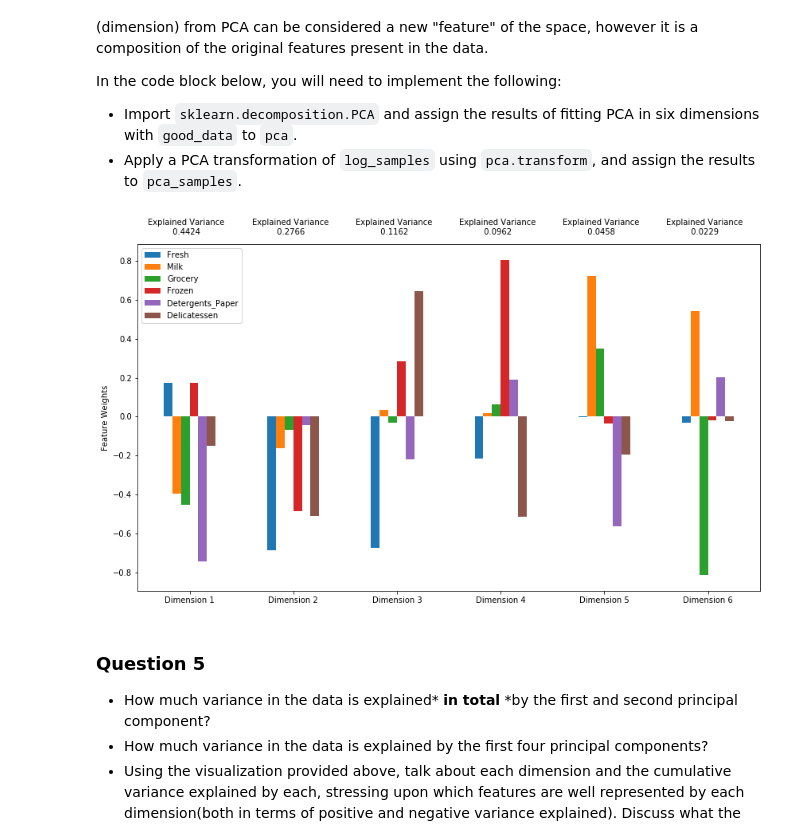
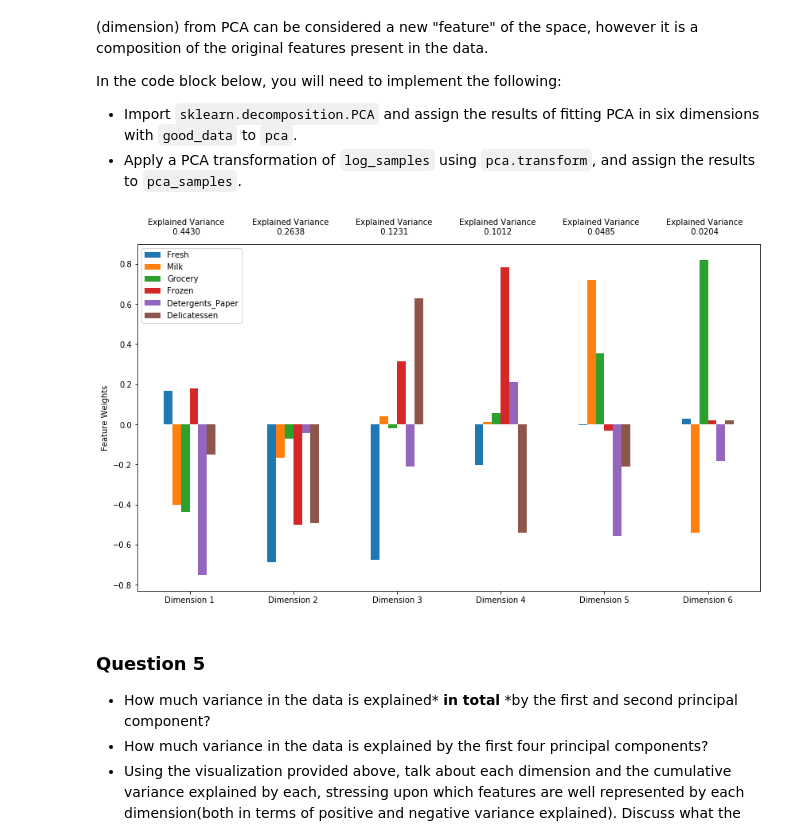
Before and after one commit to wang-zhe/Udacity-Review-Statistics, a Jupyter notebook: customer_segments.ipynb, the cells around one changed output. Cells and saved outputs as stored; diff of their text form; code cells hidden in the pictures.

```diff
--- a/customer_segments.ipynb
+++ b/customer_segments.ipynb
@@ -61,12 +60,14 @@ display(data.describe())
 To get a better understanding of the customers and how their data will transform through the analysis, it would be best to select a few sample data points and explore them in more detail. In the code block below, add **three** indices of your choice to the `indices` list which will represent the customers to track. It is suggested to try different sets of samples until you obtain customers that vary significantly from one another.
 # %%
 # TODO: Select three indices of your choice you wish to sample from the dataset
-indices = [1, 3, 10]
+indices = [5,10,75]
 
 # Create a DataFrame of the chosen samples
 samples = pd.DataFrame(data.loc[indices], columns = data.keys()).reset_index(drop = True)
 print("Chosen samples of wholesale customers dataset:")
 display(samples)
+plt.axes().set_title("Heatmap vs 75% percentile")
+sns.heatmap((samples-data.quantile(q=0.75))/data.std(ddof=0), annot=True, cbar=False, square=True)
 # %% [output]
 Chosen samples of wholesale customers dataset:
 |  | Fresh | Milk | Grocery | Frozen | Detergents_Paper | Delicatessen |
@@ -175,10 +167,11 @@ In the code block below, you will need to implement the following:
  - Assign a copy of the sample data to `log_samples` after applying logarithmic scaling. Again, use `np.log`.
 # %%
 # TODO: Scale the data using the natural logarithm
-log_data = data.apply(np.log)
+log_data = np.log(data)
 
 # TODO: Scale the sample data using the natural logarithm
-log_samples = samples.apply(np.log)
+log_samples = np.log(samples)
+
 
 # Produce a scatter matrix for each pair of newly-transformed features
 pd.scatter_matrix(log_data, alpha = 0.3, figsize = (14,8), diagonal = 'kde');
@@ -210,24 +203,31 @@ In the code block below, you will need to implement the following:
 **NOTE:** If you choose to remove any outliers, ensure that the sample data does not contain any of these points!
 Once you have performed this implementation, the dataset will be stored in the variable `good_data`.
 # %%
+all_outliers = np.array([], dtype='int64')
+
 # For each feature find the data points with extreme high or low values
 for feature in log_data.keys():
 
     # TODO: Calculate Q1 (25th percentile of the data) for the given feature
-    Q1 = np.percentile(log_data[feature],25)
+    Q1 = np.percentile(log_data[feature], 25)
 
     # TODO: Calculate Q3 (75th percentile of the data) for the given feature
-    Q3 = np.percentile(log_data[feature],75)
+    Q3 = np.percentile(log_data[feature], 75)
 
     # TODO: Use the interquartile range to calculate an outlier step (1.5 times the interquartile range)
-    step = (Q3-Q1)*1.5
+    step = (Q3 - Q1) * 1.5
 
+    outlier_points = log_data[~((log_data[feature] >= Q1 - step) & (log_data[feature] <= Q3 + step))]
+    all_outliers = np.append(all_outliers, outlier_points.index.values.astype('int64'))
     # Display the outliers
-    print("Data points considered outliers for the feature '{}':".format(feature))
-    display(log_data[~((log_data[feature] >= Q1 - step) & (log_data[feature] <= Q3 + step))])
+   # print "Data points considered outliers for the feature '{}':".format(feature)
+    display(outlier_points)
 
-# OPTIONAL: Select the indices for data points you wish to remove
-outliers  = []
+all_outliers, indices = np.unique(all_outliers, return_inverse=True)
+counts = np.bincount(indices)
+outliers = all_outliers[counts>1]
+
+print ("outliers data:", outilers)
 
 # Remove the outliers, if any were specified
 good_data = log_data.drop(log_data.index[outliers]).reset_index(drop = True)
@@ -316,17 +309,18 @@ In the code block below, you will need to implement the following:
  - Apply a PCA transformation of `log_samples` using `pca.transform`, and assign the results to `pca_samples`.
 # %%
 from sklearn.decomposition import PCA
-
 # TODO: Apply PCA by fitting the good data with the same number of dimensions as features
-pca = pca = PCA(n_components=6).fit(good_data)
+pca = PCA(n_components=6)
+pca.fit(good_data)
 
 # TODO: Transform log_samples using the PCA fit above
 pca_samples = pca.transform(log_samples)
 
 # Generate PCA results plot
 pca_results = vs.pca_results(good_data, pca)
+#print pca_results['Explained Variance'].cumsum()
 # %% [output]
-[figure, old version]
+[figure, new version]
 # %% [markdown]
 ### Question 5
 
```
Also changed, not shown: parts of 41 cells of this notebook.
